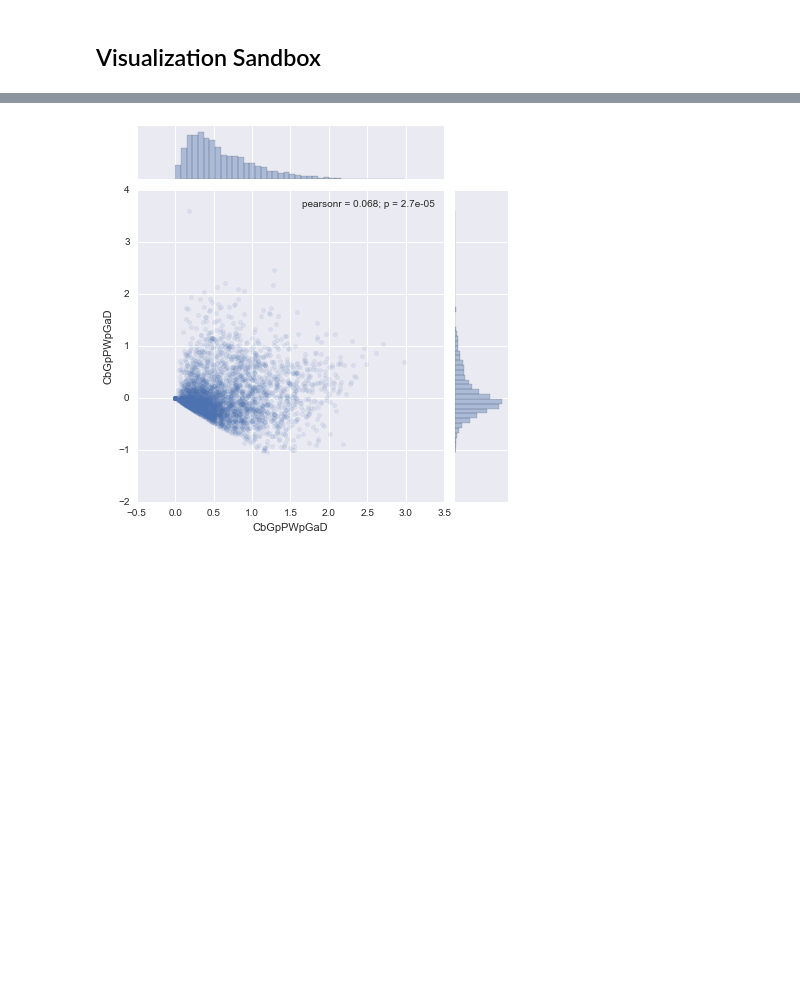
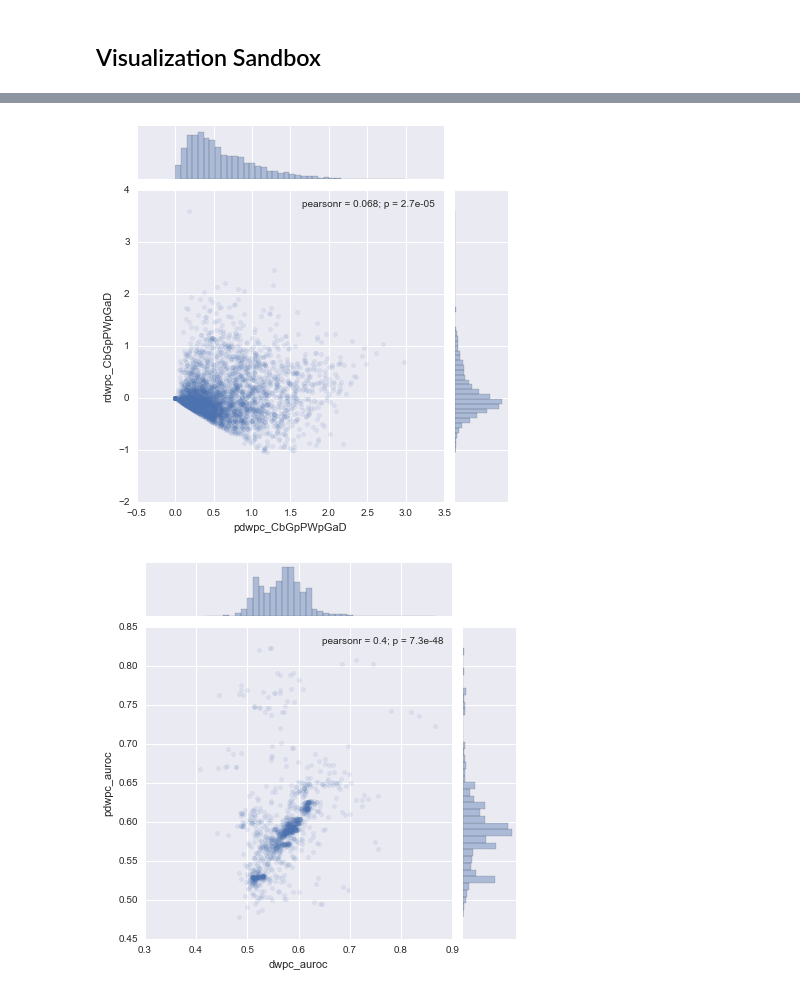
Before and after one commit to dhimmel/learn, a Jupyter notebook: all-features/5.5-transplit-DWPCs.ipynb, the cells around one changed output, grey strips where cells are left out. Cells and saved outputs as stored; diff of their text form; code cells hidden in the pictures; blank space fills up the shorter version.

```diff
--- a/all-features/5.5-transplit-DWPCs.ipynb
+++ b/all-features/5.5-transplit-DWPCs.ipynb
@@ -139,4 +129,8 @@ seaborn.jointplot(pdwpc_df['CrCrCbGaD'], rdwpc_df['CrCrCbGaD'], alpha = 0.1);
 # %%
-seaborn.jointplot(pdwpc_df['CbGpPWpGaD'], rdwpc_df['CbGpPWpGaD'], alpha = 0.1);
+seaborn.jointplot(transformed_df['pdwpc_CbGpPWpGaD'], transformed_df['rdwpc_CbGpPWpGaD'], alpha = 0.1);
 # %% [output]
-[figure, old version]
+[figure, new version]
+# %%
+seaborn.jointplot(auroc_df['dwpc_auroc'], auroc_df['pdwpc_auroc'], alpha = 0.1);
+# %% [output]
+[figure, added]
```
Also changed, not shown: parts of 16 cells of this notebook, 3 other files.
